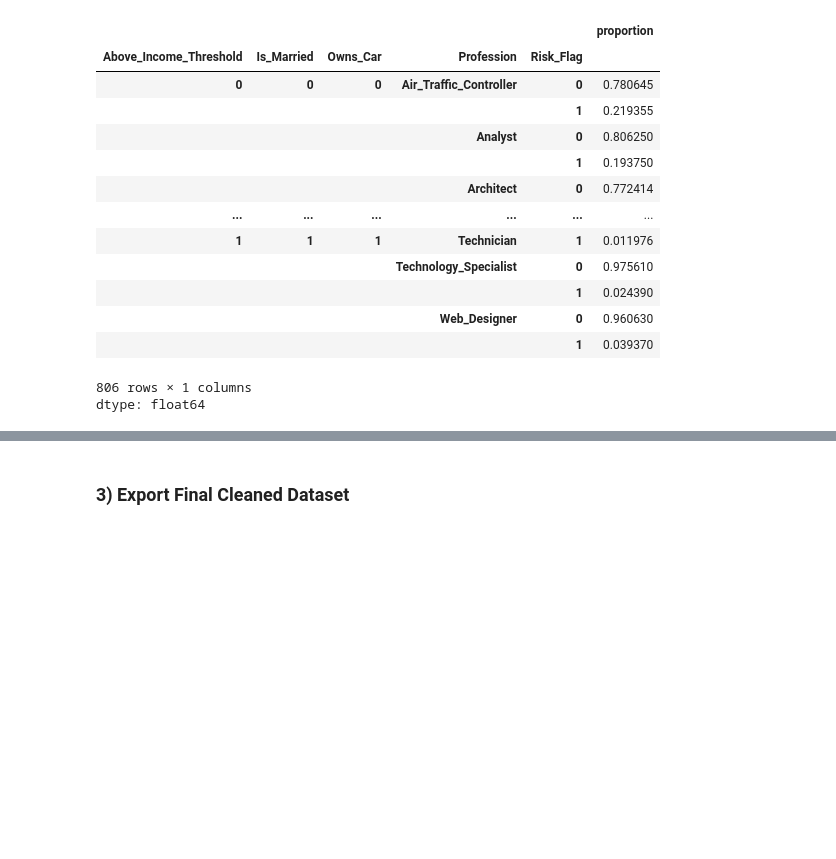
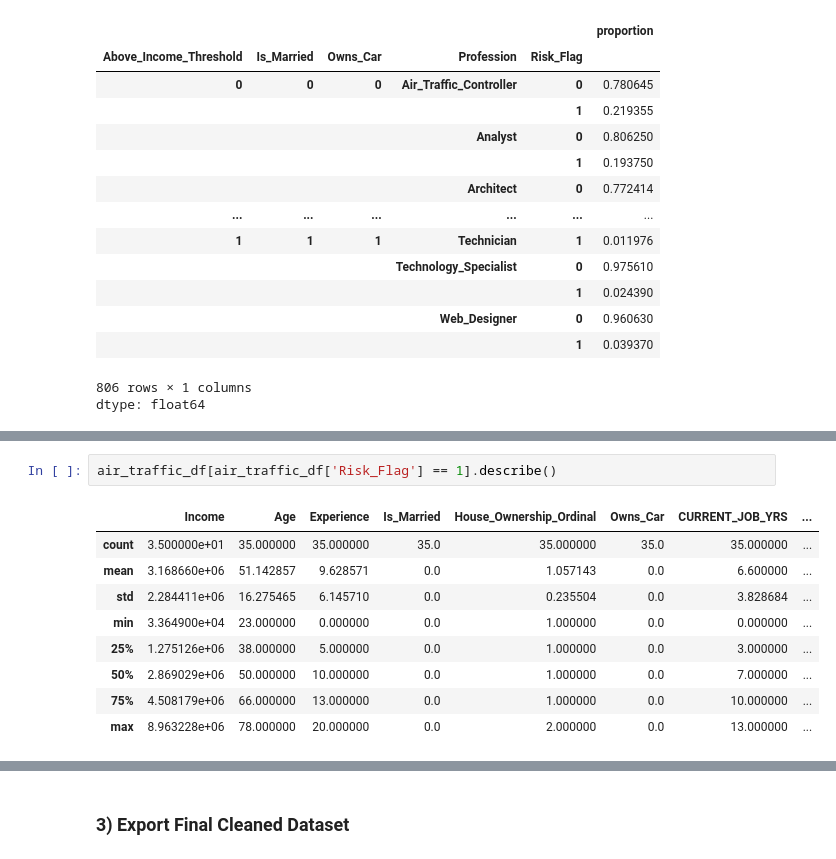
Before and after one commit to BenjaminUy/Predicting-Loan-User-Default-Risk, a Jupyter notebook: notebooks/Cleaning_&_Analysis.ipynb, the cells around one changed output, grey strips where cells are left out. Cells and saved outputs as stored; diff of their text form; blank space fills up the shorter version.

```diff
--- a/notebooks/Cleaning_&_Analysis.ipynb
+++ b/notebooks/Cleaning_&_Analysis.ipynb
@@ -711,0 +819,12 @@ KeyError: 'Risk_Flag'
+# %%
+air_traffic_df[air_traffic_df['Risk_Flag'] == 1].describe()
+# %% [output]
+|  | Income | Age | Experience | Is_Married | House_Ownership_Ordinal | Owns_Car | CURRENT_JOB_YRS | ... |
+| count | 3.500000e+01 | 35.000000 | 35.000000 | 35.0 | 35.000000 | 35.0 | 35.000000 | ... |
+| mean | 3.168660e+06 | 51.142857 | 9.628571 | 0.0 | 1.057143 | 0.0 | 6.600000 | ... |
+| std | 2.284411e+06 | 16.275465 | 6.145710 | 0.0 | 0.235504 | 0.0 | 3.828684 | ... |
+| min | 3.364900e+04 | 23.000000 | 0.000000 | 0.0 | 1.000000 | 0.0 | 0.000000 | ... |
+| 25% | 1.275126e+06 | 38.000000 | 5.000000 | 0.0 | 1.000000 | 0.0 | 3.000000 | ... |
+| 50% | 2.869029e+06 | 50.000000 | 10.000000 | 0.0 | 1.000000 | 0.0 | 7.000000 | ... |
+| 75% | 4.508179e+06 | 66.000000 | 13.000000 | 0.0 | 1.000000 | 0.0 | 10.000000 | ... |
+| max | 8.963228e+06 | 78.000000 | 20.000000 | 0.0 | 2.000000 | 0.0 | 13.000000 | ... |
```
Also changed, not shown: parts of 19 cells of this notebook.
